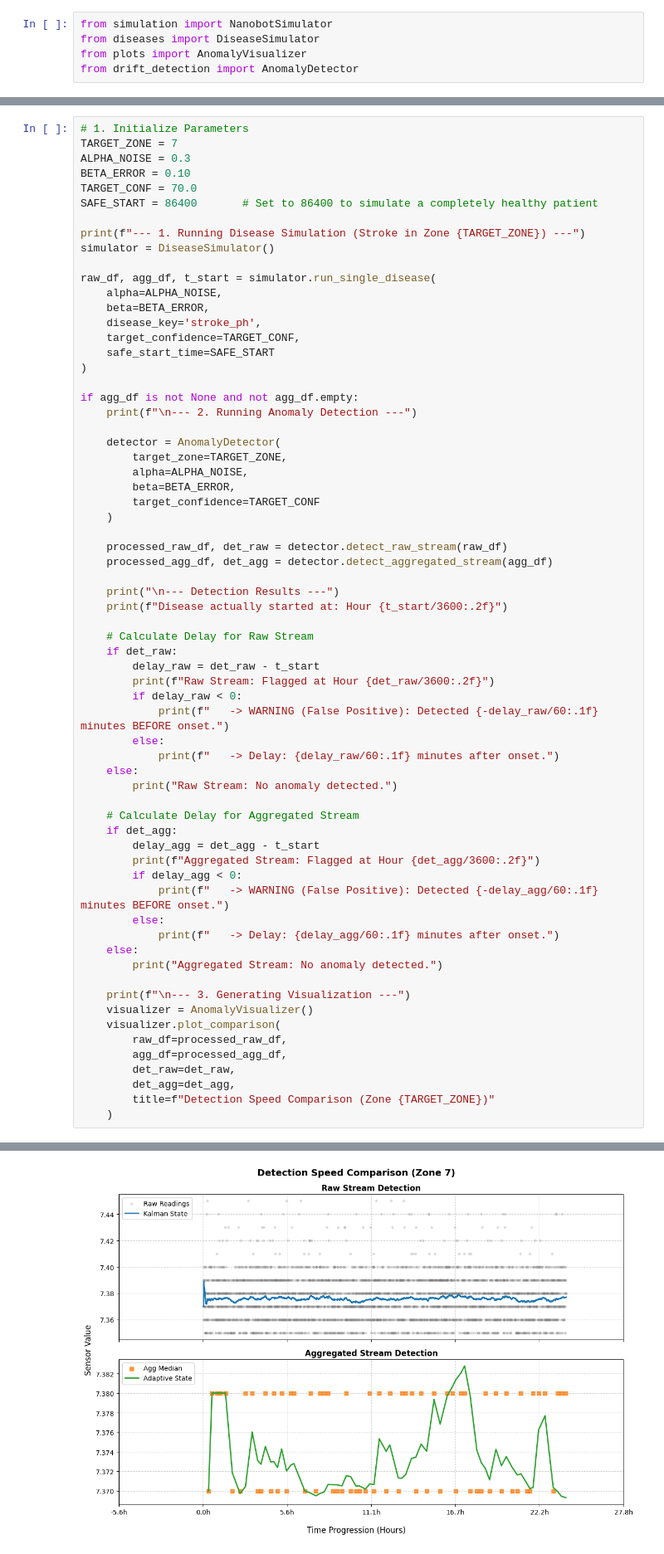
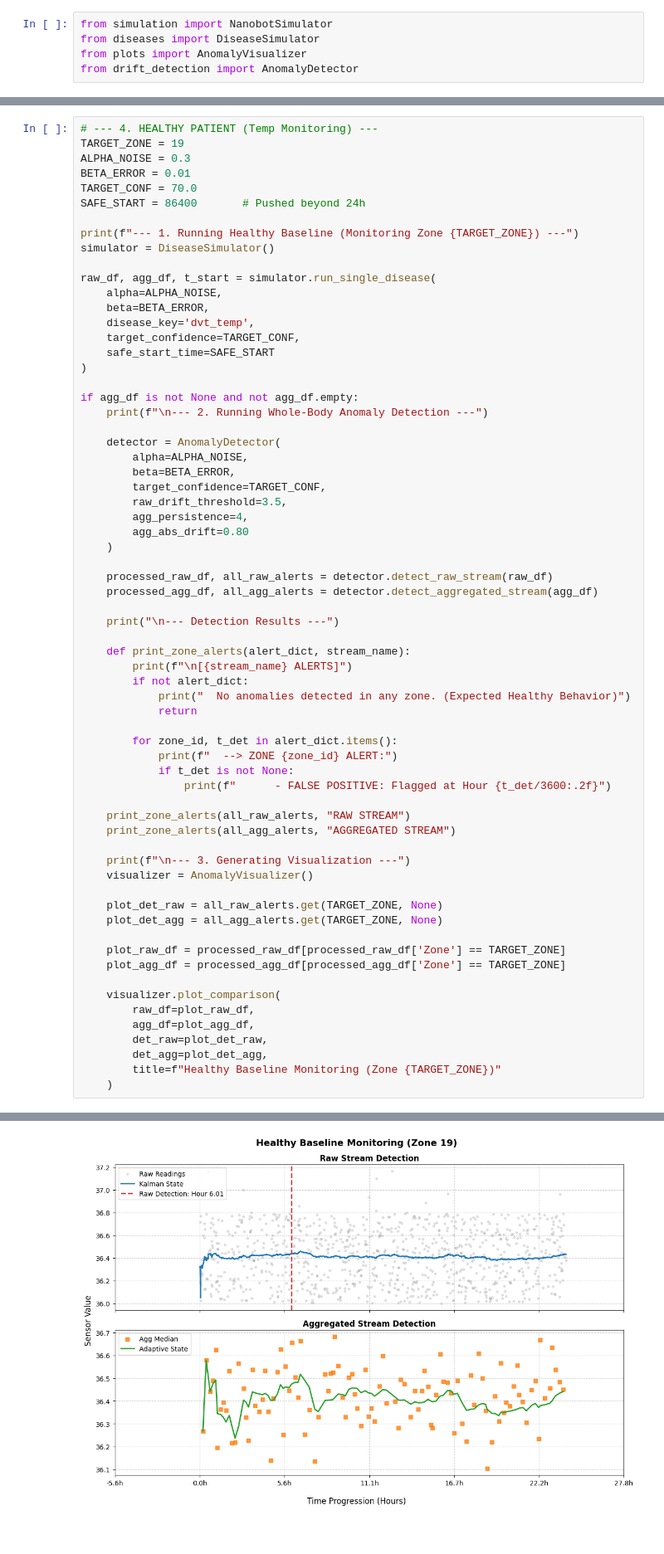
Before and after one commit to Volpi22/Sim_01_Toy_Tests, a Jupyter notebook: Tests.ipynb, the cells around one changed output, grey strips where cells are left out. Shown at 83% size. Drawn from its saved outputs; the diff is of its cells as text.

```diff
--- a/Tests.ipynb
+++ b/Tests.ipynb
@@ -256,67 +301,67 @@ Temp Flagged at Hour 11.13 | Delay: 243.0 min
 # %%
-# 1. Initialize Parameters
-TARGET_ZONE = 7
+# --- 4. HEALTHY PATIENT (Temp Monitoring) ---
+TARGET_ZONE = 19
 ALPHA_NOISE = 0.3
-BETA_ERROR = 0.10
+BETA_ERROR = 0.01
 TARGET_CONF = 70.0
-SAFE_START = 86400       # Set to 86400 to simulate a completely healthy patient
+SAFE_START = 86400       # Pushed beyond 24h
 
-print(f"--- 1. Running Disease Simulation (Stroke in Zone {TARGET_ZONE}) ---")
+print(f"--- 1. Running Healthy Baseline (Monitoring Zone {TARGET_ZONE}) ---")
 simulator = DiseaseSimulator()
 
 raw_df, agg_df, t_start = simulator.run_single_disease(
     alpha=ALPHA_NOISE,
     beta=BETA_ERROR,
-    disease_key='stroke_ph',
+    disease_key='dvt_temp',
     target_confidence=TARGET_CONF,
     safe_start_time=SAFE_START
 )
 
 if agg_df is not None and not agg_df.empty:
-    print(f"\n--- 2. Running Anomaly Detection ---")
+    print(f"\n--- 2. Running Whole-Body Anomaly Detection ---")
 
     detector = AnomalyDetector(
-        target_zone=TARGET_ZONE,
         alpha=ALPHA_NOISE,
         beta=BETA_ERROR,
-        target_confidence=TARGET_CONF
+        target_confidence=TARGET_CONF,
+        raw_drift_threshold=3.5,
+        agg_persistence=4,
+        agg_abs_drift=0.80
     )
 
-    processed_raw_df, det_raw = detector.detect_raw_stream(raw_df)
-    processed_agg_df, det_agg = detector.detect_aggregated_stream(agg_df)
+    processed_raw_df, all_raw_alerts = detector.detect_raw_stream(raw_df)
+    processed_agg_df, all_agg_alerts = detector.detect_aggregated_stream(agg_df)
 
     print("\n--- Detection Results ---")
-    print(f"Disease actually started at: Hour {t_start/3600:.2f}")
 
-    # Calculate Delay for Raw Stream
-    if det_raw:
-        delay_raw = det_raw - t_start
-        print(f"Raw Stream: Flagged at Hour {det_raw/3600:.2f}")
-        if delay_raw < 0:
-            print(f"   -> WARNING (False Positive): Detected {-delay_raw/60:.1f} minutes BEFORE onset.")
-        else:
-            print(f"   -> Delay: {delay_raw/60:.1f} minutes after onset.")
-    else:
-        print("Raw Stream: No anomaly detected.")
+    def print_zone_alerts(alert_dict, stream_name):
+        print(f"\n[{stream_name} ALERTS]")
+        if not alert_dict:
+            print("  No anomalies detected in any zone. (Expected Healthy Behavior)")
+            return
 
-    # Calculate Delay for Aggregated Stream
-    if det_agg:
-        delay_agg = det_agg - t_start
-        print(f"Aggregated Stream: Flagged at Hour {det_agg/3600:.2f}")
-        if delay_agg < 0:
-            print(f"   -> WARNING (False Positive): Detected {-delay_agg/60:.1f} minutes BEFORE onset.")
-        else:
-            print(f"   -> Delay: {delay_agg/60:.1f} minutes after onset.")
-    else:
-        print("Aggregated Stream: No anomaly detected.")
+        for zone_id, t_det in alert_dict.items():
+            print(f"  --> ZONE {zone_id} ALERT:")
+            if t_det is not None:
+                print(f"      - FALSE POSITIVE: Flagged at Hour {t_det/3600:.2f}")
+
+    print_zone_alerts(all_raw_alerts, "RAW STREAM")
+    print_zone_alerts(all_agg_alerts, "AGGREGATED STREAM")
 
     print(f"\n--- 3. Generating Visualization ---")
     visualizer = AnomalyVisualizer()
+
+    plot_det_raw = all_raw_alerts.get(TARGET_ZONE, None)
+    plot_det_agg = all_agg_alerts.get(TARGET_ZONE, None)
+
+    plot_raw_df = processed_raw_df[processed_raw_df['Zone'] == TARGET_ZONE]
+    plot_agg_df = processed_agg_df[processed_agg_df['Zone'] == TARGET_ZONE]
+
     visualizer.plot_comparison(
-        raw_df=processed_raw_df,
-        agg_df=processed_agg_df,
-        det_raw=det_raw,
-        det_agg=det_agg,
-        title=f"Detection Speed Comparison (Zone {TARGET_ZONE})"
+        raw_df=plot_raw_df,
+        agg_df=plot_agg_df,
+        det_raw=plot_det_raw,
+        det_agg=plot_det_agg,
+        title=f"Healthy Baseline Monitoring (Zone {TARGET_ZONE})"
     )
 # %% [output]
@@ -332,4 +383,4 @@ Aggregated Stream: No anomaly detected.
 
 --- 3. Generating Visualization ---
-[figure, old version]
+[figure, new version]
 # %%
```
Also changed, not shown: parts of 9 cells of this notebook, 2 other files.
